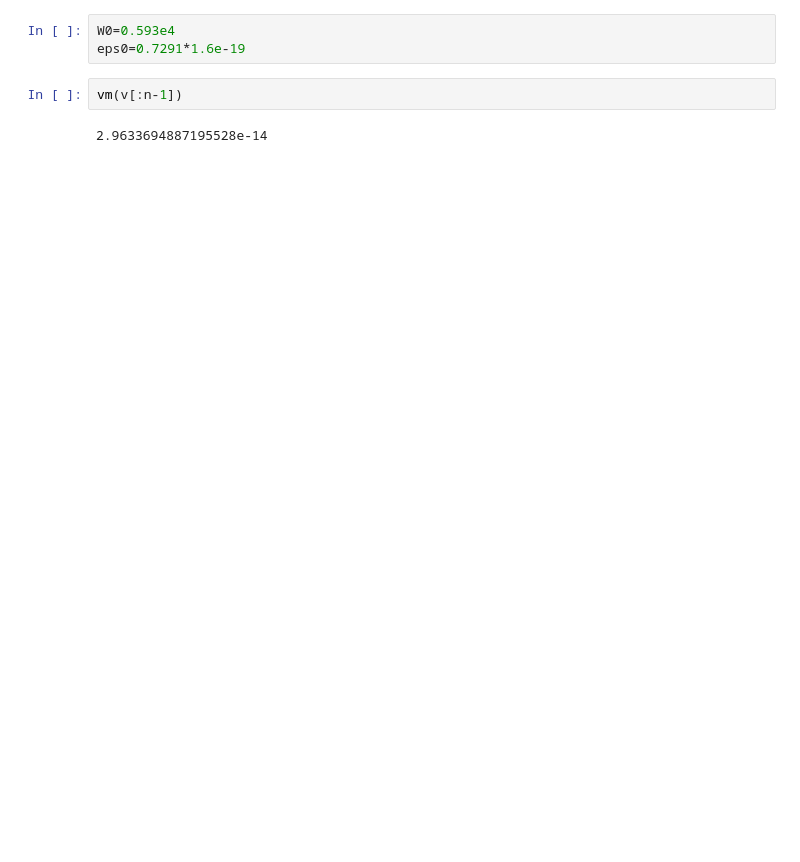
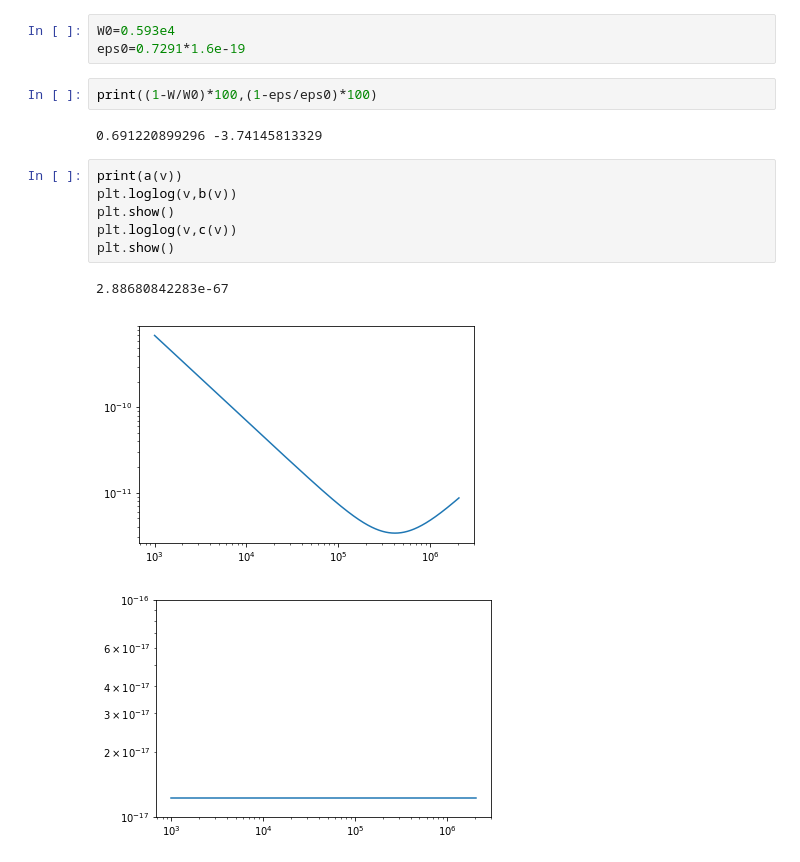
Before and after one commit to vinitX/ML_Scattering, a Jupyter notebook: eigen.ipynb, the cells around one changed output. Cells and saved outputs as stored; diff of their text form; blank space fills up the shorter version.

```diff
--- a/eigen.ipynb
+++ b/eigen.ipynb
@@ -110,7 +108,17 @@ print(W/1e4,eps/1.6e-19)
 # %%
 W0=0.593e4
 eps0=0.7291*1.6e-19
-# %%
-vm(v[:n-1])
-# %% [output]
-2.9633694887195528e-14
+# %%
+print((1-W/W0)*100,(1-eps/eps0)*100)
+# %% [output]
+0.691220899296 -3.74145813329
+# %%
+print(a(v))
+plt.loglog(v,b(v))
+plt.show()
+plt.loglog(v,c(v))
+plt.show()
+# %% [output]
+2.88680842283e-67
+[figure, added]
+[figure, added]
```
Also changed, not shown: parts of 13 cells of this notebook, 2 other files.
